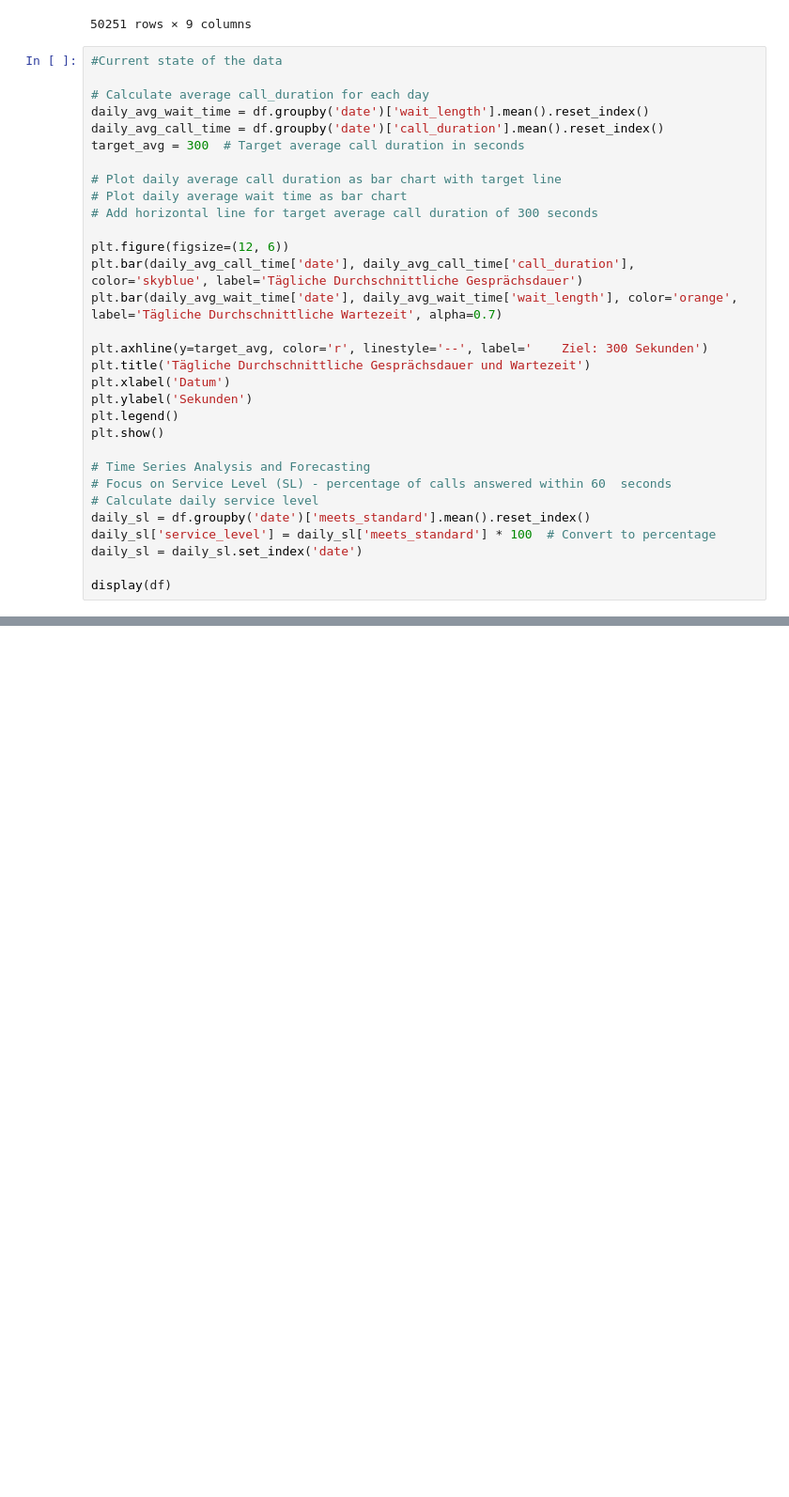
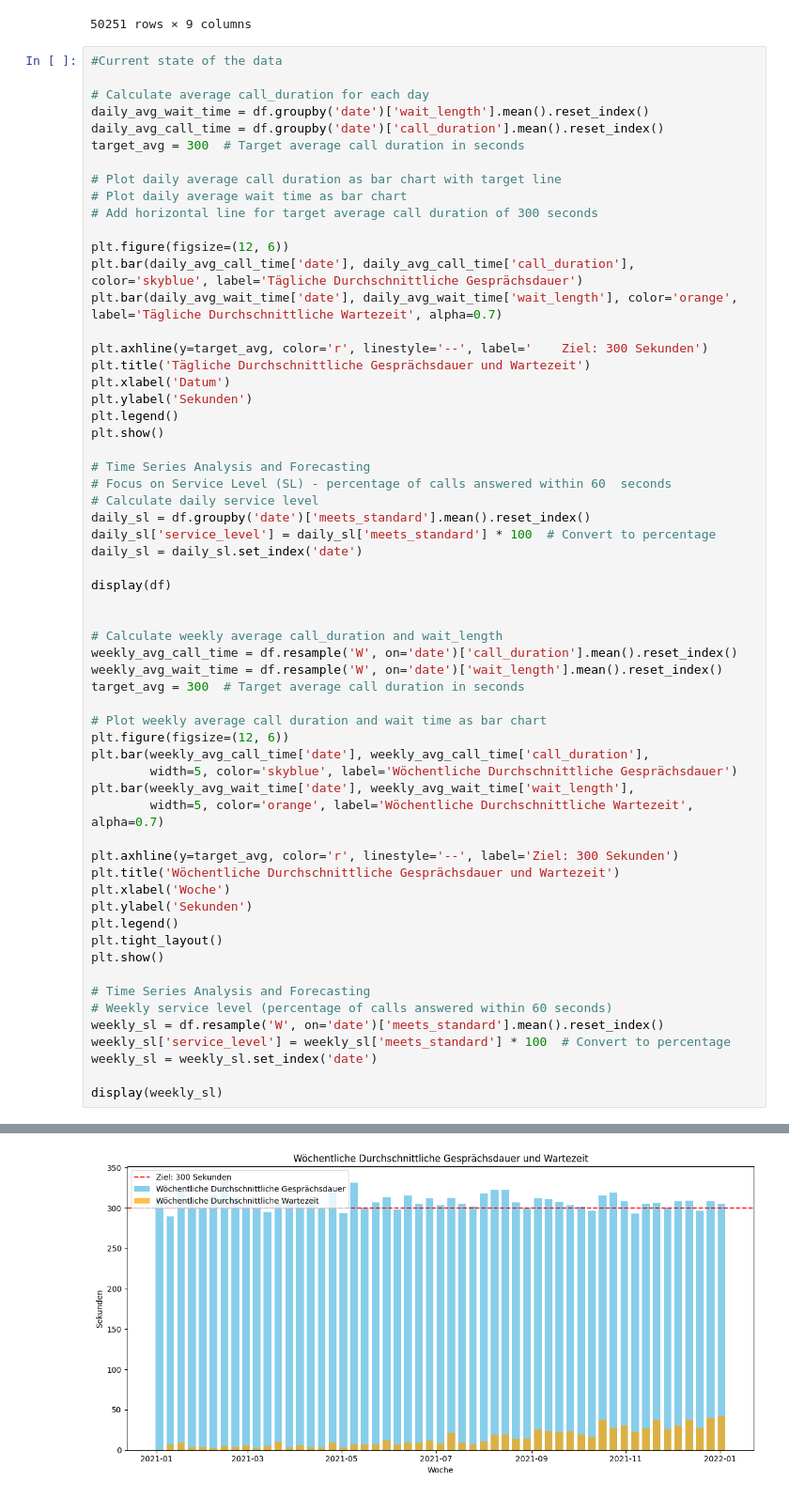
Before and after one commit to avtmarquardt-png/DPP_Callcenter, a Jupyter notebook: notebooks/02_Final_CC_Data.ipynb, the cells around one changed output, grey strips where cells are left out. Shown at 94% size. Cells and saved outputs as stored; diff of their text form; blank space fills up the shorter version.

```diff
--- a/notebooks/02_Final_CC_Data.ipynb
+++ b/notebooks/02_Final_CC_Data.ipynb
@@ -80,30 +79,60 @@ plt.bar(daily_avg_wait_time['date'], daily_avg_wait_time['wait_length'], color='
 plt.axhline(y=target_avg, color='r', linestyle='--', label='    Ziel: 300 Sekunden')
 plt.title('Tägliche Durchschnittliche Gesprächsdauer und Wartezeit')
 plt.xlabel('Datum')
 plt.ylabel('Sekunden')
 plt.legend()
 plt.show()
 
 # Time Series Analysis and Forecasting
 # Focus on Service Level (SL) - percentage of calls answered within 60  seconds
 # Calculate daily service level
 daily_sl = df.groupby('date')['meets_standard'].mean().reset_index()
 daily_sl['service_level'] = daily_sl['meets_standard'] * 100  # Convert to percentage
 daily_sl = daily_sl.set_index('date')
 
 display(df)
+
+
+# Calculate weekly average call_duration and wait_length
+weekly_avg_call_time = df.resample('W', on='date')['call_duration'].mean().reset_index()
+weekly_avg_wait_time = df.resample('W', on='date')['wait_length'].mean().reset_index()
+target_avg = 300  # Target average call duration in seconds
+
+# Plot weekly average call duration and wait time as bar chart
+plt.figure(figsize=(12, 6))
+plt.bar(weekly_avg_call_time['date'], weekly_avg_call_time['call_duration'],
+        width=5, color='skyblue', label='Wöchentliche Durchschnittliche Gesprächsdauer')
+plt.bar(weekly_avg_wait_time['date'], weekly_avg_wait_time['wait_length'],
+        width=5, color='orange', label='Wöchentliche Durchschnittliche Wartezeit', alpha=0.7)
+
+plt.axhline(y=target_avg, color='r', linestyle='--', label='Ziel: 300 Sekunden')
+plt.title('Wöchentliche Durchschnittliche Gesprächsdauer und Wartezeit')
+plt.xlabel('Woche')
+plt.ylabel('Sekunden')
+plt.legend()
+plt.tight_layout()
+plt.show()
+
+# Time Series Analysis and Forecasting
+# Weekly service level (percentage of calls answered within 60 seconds)
+weekly_sl = df.resample('W', on='date')['meets_standard'].mean().reset_index()
+weekly_sl['service_level'] = weekly_sl['meets_standard'] * 100  # Convert to percentage
+weekly_sl = weekly_sl.set_index('date')
+
+display(weekly_sl)
 # %% [output]
 [figure]
 |  | date | call_started | call_answered | call_ended | wait_length | service_length | meets_standard | ... |
 | 0 | 2021-01-01 | 1900-01-01 08:00:00 | 1900-01-01 08:00:00 | 1900-01-01 08:14:22 | 0 | 863 | True | ... |
 | 1 | 2021-01-01 | 1900-01-01 08:02:42 | 1900-01-01 08:02:42 | 1900-01-01 08:07:31 | 0 | 289 | True | ... |
 | 2 | 2021-01-01 | 1900-01-01 08:08:24 | 1900-01-01 08:08:24 | 1900-01-01 08:10:13 | 0 | 108 | True | ... |
 | 3 | 2021-01-01 | 1900-01-01 08:09:37 | 1900-01-01 08:09:37 | 1900-01-01 08:13:45 | 0 | 247 | True | ... |
 | 4 | 2021-01-01 | 1900-01-01 08:11:10 | 1900-01-01 08:11:10 | 1900-01-01 08:15:28 | 0 | 258 | True | ... |
 | ... | ... | ... | ... | ... | ... | ... | ... | ... |
 | 50246 | 2021-12-31 | 1900-01-01 17:47:30 | 1900-01-01 17:47:30 | 1900-01-01 17:49:33 | 0 | 123 | True | ... |
 | 50247 | 2021-12-31 | 1900-01-01 17:50:10 | 1900-01-01 17:50:10 | 1900-01-01 17:57:26 | 0 | 436 | True | ... |
 | 50248 | 2021-12-31 | 1900-01-01 17:50:31 | 1900-01-01 17:50:31 | 1900-01-01 17:54:55 | 0 | 265 | True | ... |
 | 50249 | 2021-12-31 | 1900-01-01 17:51:29 | 1900-01-01 17:51:29 | 1900-01-01 17:54:26 | 0 | 177 | True | ... |
 | 50250 | 2021-12-31 | 1900-01-01 17:53:10 | 1900-01-01 17:54:26 | 1900-01-01 17:57:50 | 76 | 204 | False | ... |
 50251 rows × 9 columns
+[figure, added]
```
Also changed, not shown: parts of 3 cells of this notebook, 1 other file.
